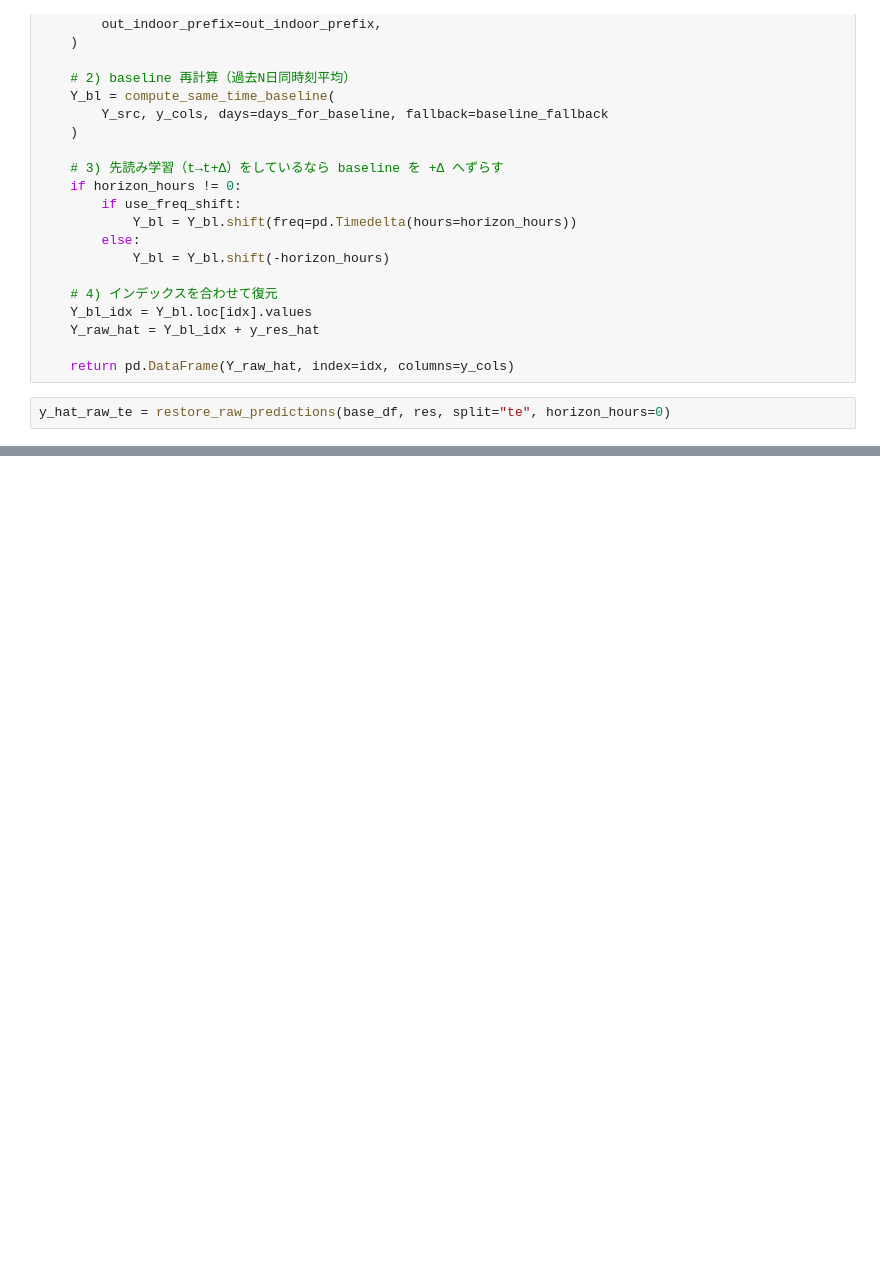
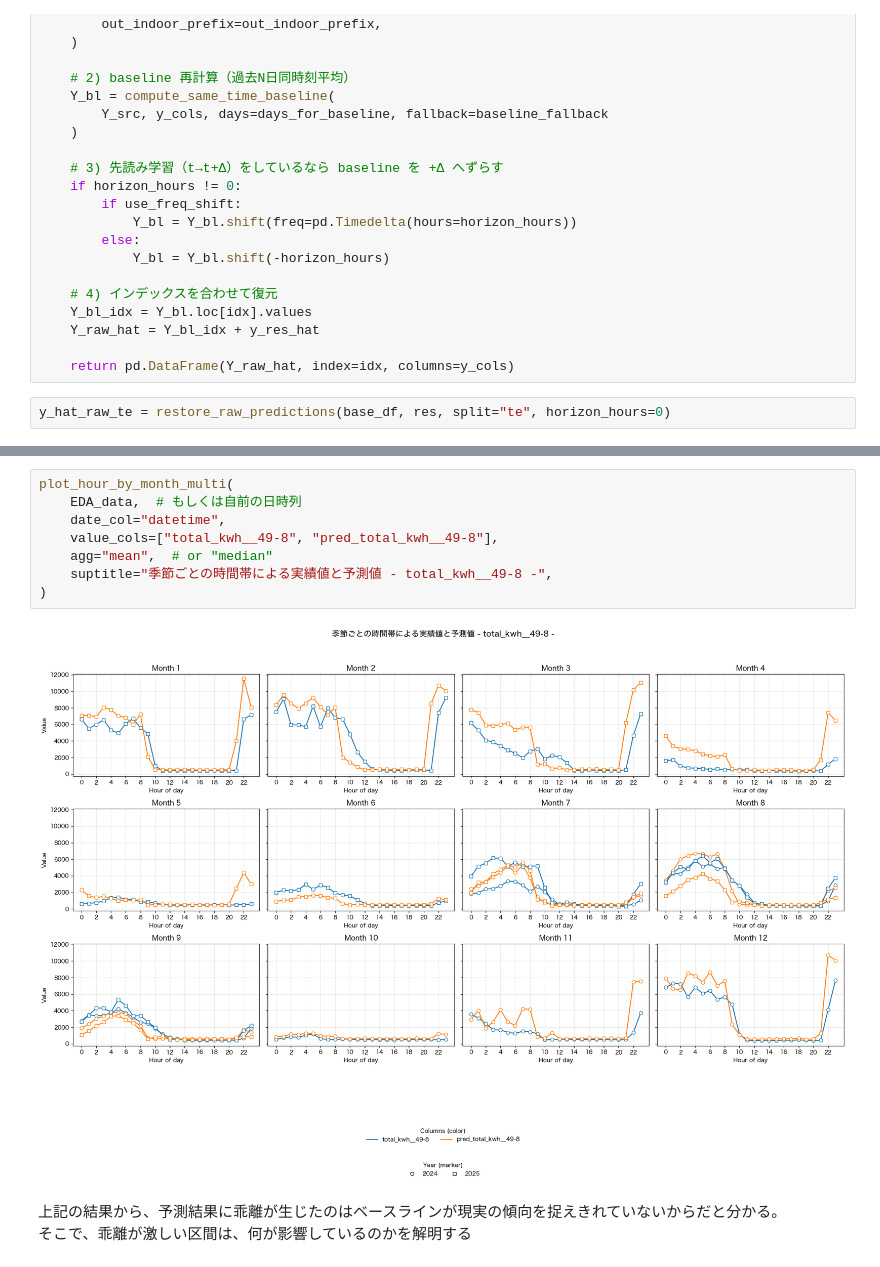
Before and after one commit to MENTERU/AIrux8_opti_logic_prod, a Jupyter notebook: services/airux8-optimize/notebooks/building_level_planner_東光作業.ipynb, the cells around one changed output, grey strips where cells are left out. Saved outputs shown, nothing was run; the diff lists cells and outputs as text; blank space fills up the shorter version.

```diff
--- a/services/airux8-optimize/notebooks/building_level_planner_東光作業.ipynb
+++ b/services/airux8-optimize/notebooks/building_level_planner_東光作業.ipynb
@@ -1109,0 +2181,13 @@ y_hat_raw_te
+# %%
+plot_hour_by_month_multi(
+    EDA_data,  # もしくは自前の日時列
+    date_col="datetime",
+    value_cols=["total_kwh__49-8", "pred_total_kwh__49-8"],
+    agg="mean",  # or "median"
+    suptitle="季節ごとの時間帯による実績値と予測値 - total_kwh__49-8 -",
+)
+# %% [output]
+[figure, added]
+# %% [markdown]
+上記の結果から、予測結果に乖離が生じたのはベースラインが現実の傾向を捉えきれていないからだと分かる。
+<br>そこで、乖離が激しい区間は、何が影響しているのかを解明する
```
Also changed, not shown: parts of 36 cells of this notebook.
